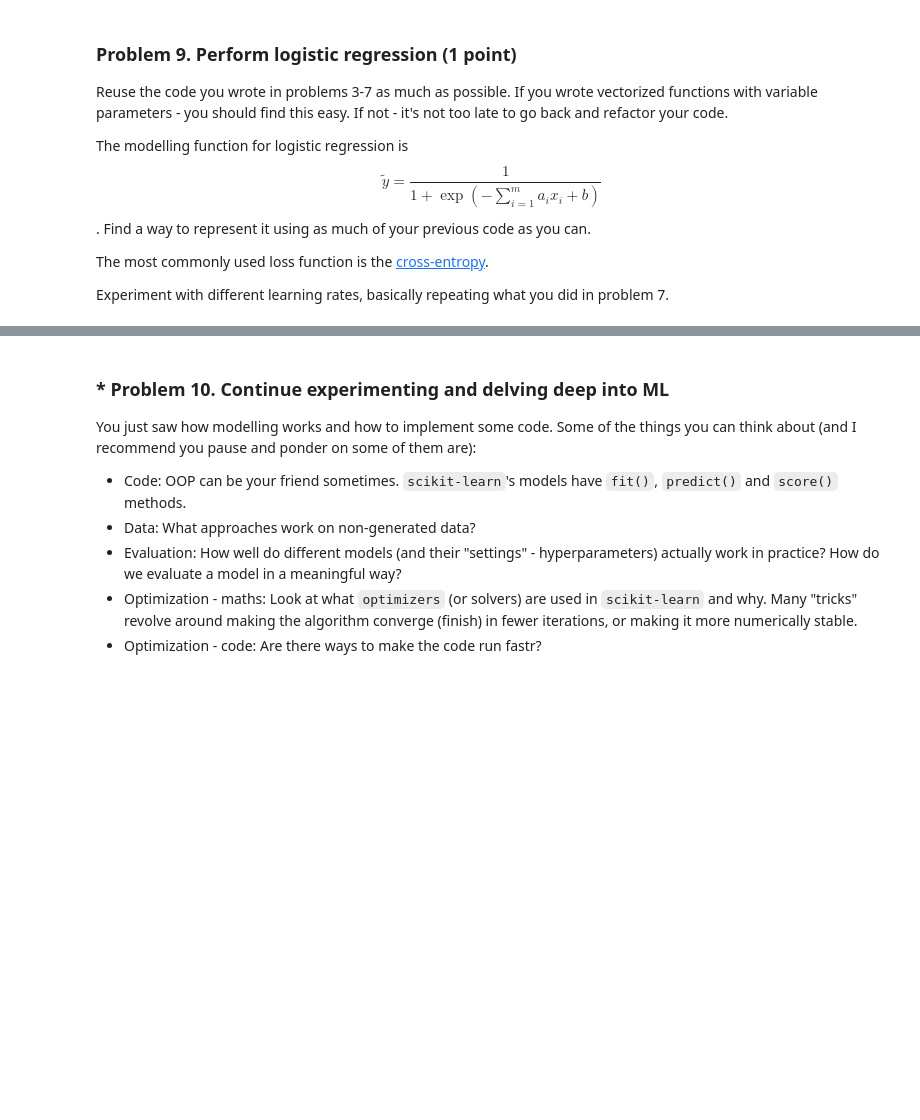
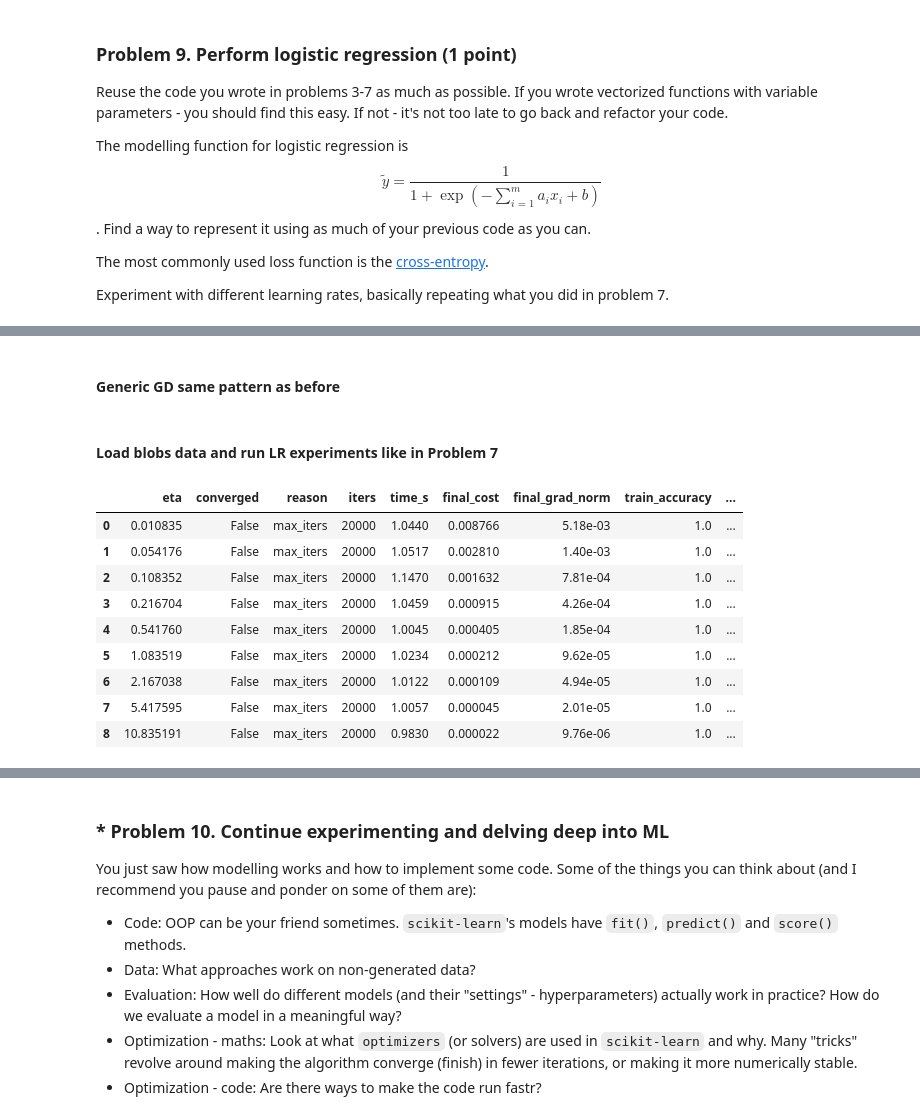
Before and after one commit to i11g/Regression-Models, a Jupyter notebook: Regression Models Lab.ipynb, the cells around one changed output, grey strips where cells are left out. Cells and saved outputs as stored; diff of their text form; code cells hidden in the pictures; blank space fills up the shorter version.

```diff
--- a/Regression Models Lab.ipynb
+++ b/Regression Models Lab.ipynb
@@ -729,0 +1031,2 @@ Experiment with different learning rates, basically repeating what you did in pr
+# %% [markdown]
+#### Generic GD same pattern as before
@@ -729,0 +1081,65 @@ Experiment with different learning rates, basically repeating what you did in pr
+# %% [markdown]
+#### Load blobs data and run LR experiments like in Problem 7
+# %%
+# Use the erlier generated clusters:
+# df_class with columns x1..x10 and 'label'
+Xc = df_class.drop(columns=["label"]).to_numpy()
+yc = df_class["label"].to_numpy().astype(float)
+
+# Build LR grid around a 'safe' logistic LR
+eta_safe = safe_eta_from_lipschitz_logistic((Xc - Xc.mean(0)) / Xc.std(0, ddof=0))
+etas = [eta_safe * f for f in [0.01, 0.05, 0.1, 0.2, 0.5, 1.0, 2.0, 5.0, 10.0]]
+
+def predict_class(X, beta, thresh=0.5):
+    p = logistic_model((X - X.mean(0)) / X.std(0, ddof=0), beta)  # use same normalization convention
+    return (p >= thresh).astype(int), p
+
+def metrics_classification(y_true, y_prob, threshold=0.5):
+    y_pred = (y_prob >= threshold).astype(int)
+    acc = float(np.mean(y_pred == y_true))
+    # log-loss for reporting (same as cost but on raw X for clarity)
+    eps = 1e-12
+    y_prob_c = np.clip(y_prob, eps, 1-eps)
+    logloss = -np.mean(y_true * np.log(y_prob_c) + (1-y_true) * np.log(1-y_prob_c))
+    return acc, logloss
+
+rows = []
+for eta in etas:
+    beta, info = gd_fixed_eta(
+        Xc, yc, eta=eta,
+        cost_fn=logistic_cost, grad_fn=logistic_grad,
+        max_iters=20000, tol=1e-9, grad_tol=1e-6, patience=2000,
+        normalize=True
+    )
+    # Evaluate on the same data (train metrics)
+    # Use the same normalization as training when calling model; reuse helper:
+    # For simplicity, rebuild the scaler here consistent with gd_fixed_eta:
+    mu = Xc.mean(axis=0); sd = Xc.std(axis=0, ddof=0); sd[sd==0]=1.0
+    Xc_std = (Xc - mu) / sd
+    y_prob = logistic_model(Xc_std, beta)
+    acc, logloss = metrics_classification(yc, y_prob, threshold=0.5)
+
+    rows.append({
+        "eta": eta,
+        "converged": info["converged"],
+        "reason": info["reason"],
+        "iters": info["iters"],
+        "time_s": round(info["time_s"], 4),
+        "final_cost": round(info["final_cost"], 6),
+        "final_grad_norm": f'{info["final_grad_norm"]:.2e}',
+        "train_accuracy": round(acc, 4),
+        "train_logloss": round(logloss, 6),
+    })
+
+pd.DataFrame(rows)
+# %% [output]
+|  | eta | converged | reason | iters | time_s | final_cost | final_grad_norm | train_accuracy | ... |
+| 0 | 0.010835 | False | max_iters | 20000 | 1.0440 | 0.008766 | 5.18e-03 | 1.0 | ... |
+| 1 | 0.054176 | False | max_iters | 20000 | 1.0517 | 0.002810 | 1.40e-03 | 1.0 | ... |
+| 2 | 0.108352 | False | max_iters | 20000 | 1.1470 | 0.001632 | 7.81e-04 | 1.0 | ... |
+| 3 | 0.216704 | False | max_iters | 20000 | 1.0459 | 0.000915 | 4.26e-04 | 1.0 | ... |
+| 4 | 0.541760 | False | max_iters | 20000 | 1.0045 | 0.000405 | 1.85e-04 | 1.0 | ... |
+| 5 | 1.083519 | False | max_iters | 20000 | 1.0234 | 0.000212 | 9.62e-05 | 1.0 | ... |
+| 6 | 2.167038 | False | max_iters | 20000 | 1.0122 | 0.000109 | 4.94e-05 | 1.0 | ... |
+| 7 | 5.417595 | False | max_iters | 20000 | 1.0057 | 0.000045 | 2.01e-05 | 1.0 | ... |
+| 8 | 10.835191 | False | max_iters | 20000 | 0.9830 | 0.000022 | 9.76e-06 | 1.0 | ... |
```
Also changed, not shown: parts of 17 cells of this notebook, 1 other file.
